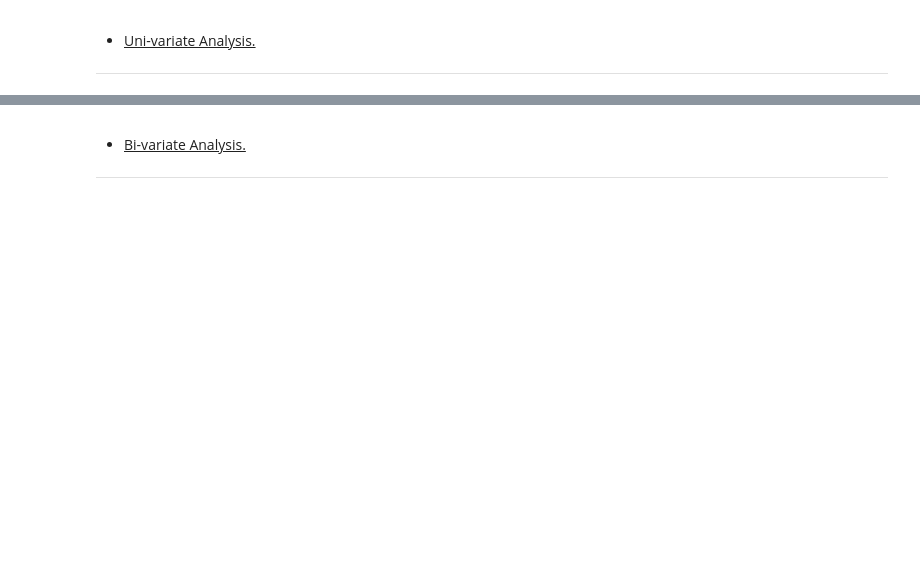
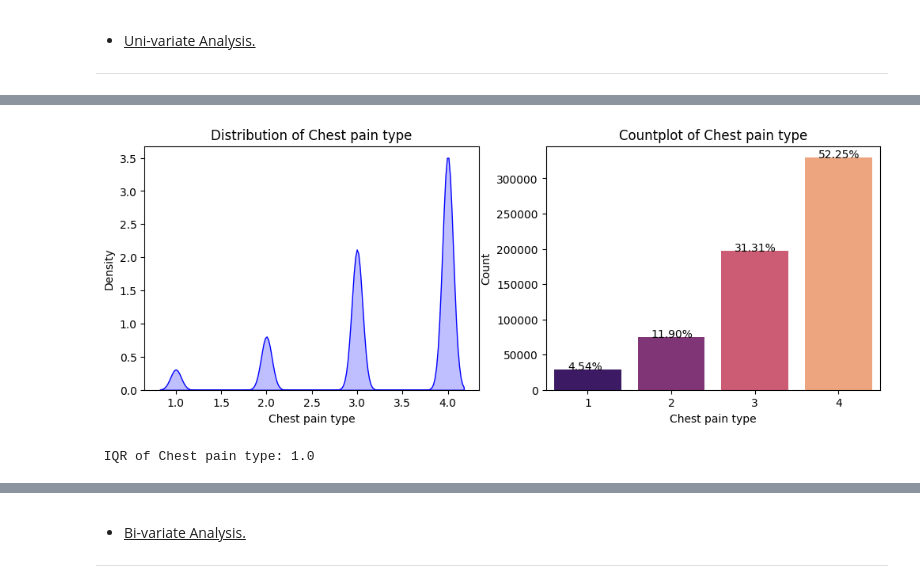
Before and after one commit to Sandipan-Roy/sr, a Jupyter notebook: ML/DecissionTree/DecisionTree_SandipanRoy_1_20260309.ipynb, the cells around one changed output, grey strips where cells are left out. Saved outputs shown, nothing was run; the diff lists cells and outputs as text; code cells hidden in the pictures; blank space fills up the shorter version.

```diff
--- a/ML/DecissionTree/DecisionTree_SandipanRoy_1_20260309.ipynb
+++ b/ML/DecissionTree/DecisionTree_SandipanRoy_1_20260309.ipynb
@@ -419,0 +564,5 @@ plot_univariate_distribution(data, column="Area", plot_type="boxplot")
+# %%
+plot_univariate_distribution(data, column="Chest pain type", plot_type="countplot")
+# %% [output]
+[figure, added]
+ IQR of Chest pain type: 1.0
```
Also changed, not shown: parts of 88 cells of this notebook, 4 other files.
